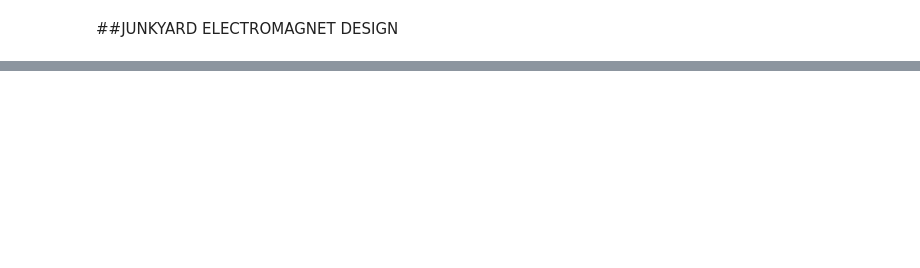
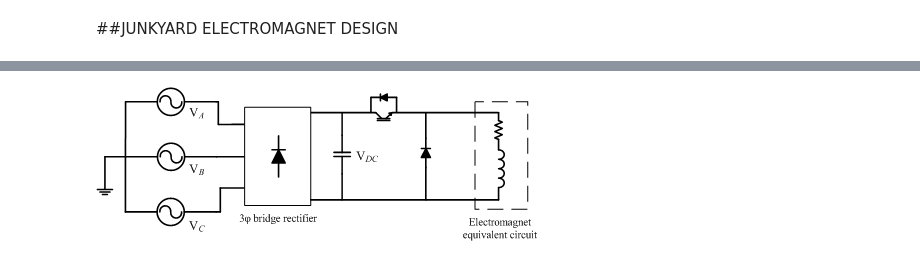
Before and after one commit to ziyaozkan/githubdosyasi, a Jupyter notebook: junkyardmagnet.ipynb, the cells around one changed output, grey strips where cells are left out. Drawn from its saved outputs; the diff is of its cells as text; code cells hidden in the pictures; blank space fills up the shorter version.

```diff
--- a/junkyardmagnet.ipynb
+++ b/junkyardmagnet.ipynb
@@ -36,0 +9,5 @@ print "Hallo, ",raw
+# %%
+from IPython.display import Image
+Image(filename='powerelectronics.png')
+# %% [output]
+[figure, added]
```
Also changed, not shown: parts of 19 cells of this notebook, 3 other files.
